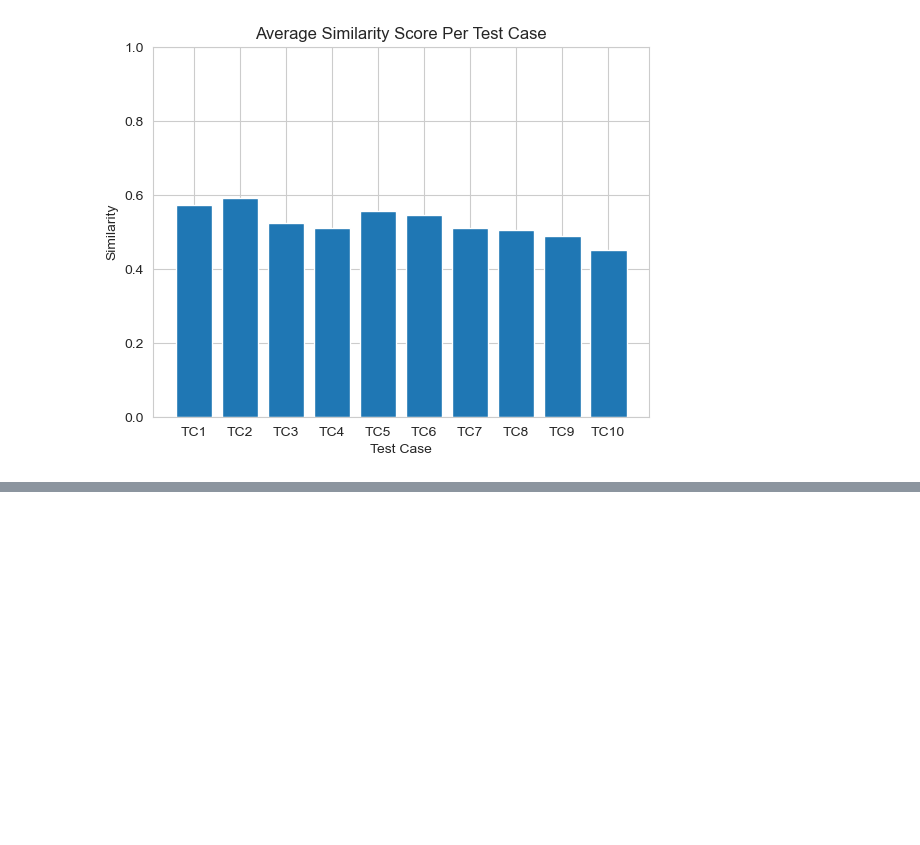
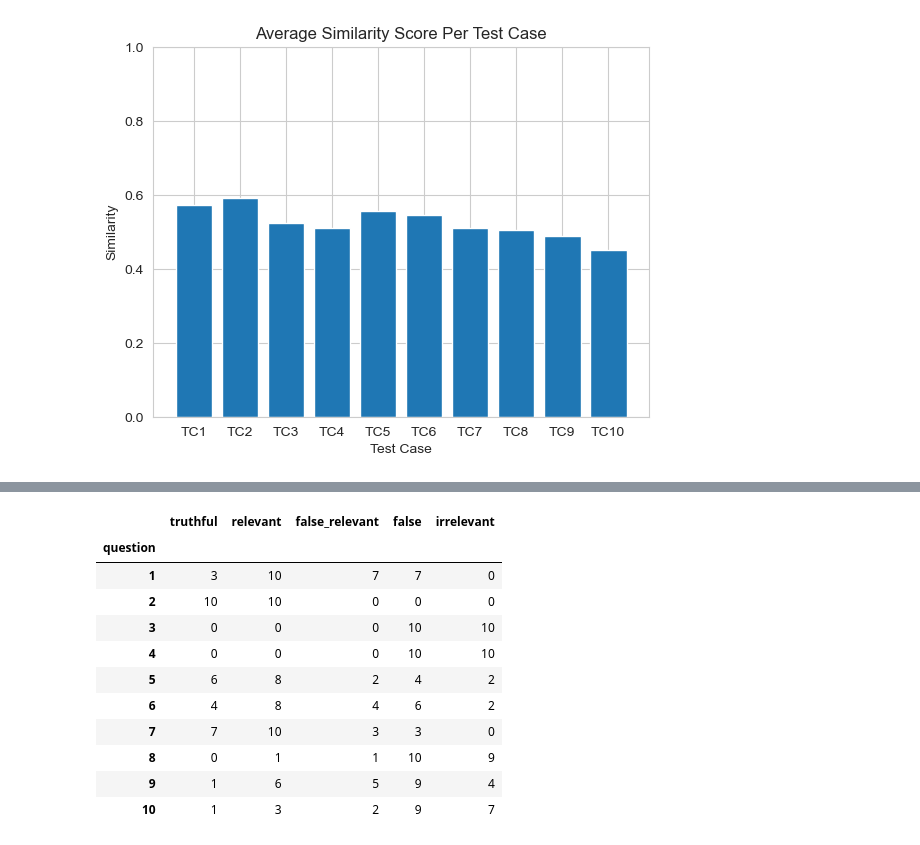
Before and after one commit to oluwatobi47/hiring_llm_dss_engine, a Jupyter notebook: resources/notebooks/evaluation.ipynb, the cells around one changed output, grey strips where cells are left out. Saved outputs shown, nothing was run; the diff lists cells and outputs as text; code cells hidden in the pictures; blank space fills up the shorter version.

```diff
--- a/resources/notebooks/evaluation.ipynb
+++ b/resources/notebooks/evaluation.ipynb
@@ -196,0 +253,46 @@ df_semantic_similarity.to_csv("/Users/tobialao/Desktop/Software_Projects/msc_pro
+# %%
+# Extract summation to new series object to get wholistic summary from a question and test case perspective
+acceptance_q_series = (df_acceptance[column_ids] > 0).sum(axis=1)
+acceptance_tc_series = (df_acceptance[column_ids] > 0).sum()
+relevance_q_series = (df_relevance[column_ids] > 0).sum(axis=1)
+relevance_tc_series = (df_relevance[column_ids] > 0).sum()
+false_relevance_q_series = (df_relevant_and_false[column_ids] > 0).sum(axis=1)
+false_relevance_tc_series = (df_relevant_and_false[column_ids] > 0).sum()
+
+df_summ_pq = pd.DataFrame({
+    'question': question_ids,
+    'truthful': np.array(acceptance_q_series),
+    'relevant': np.array(relevance_q_series),
+    'false_relevant': np.array(false_relevance_q_series),
+})
+
+df_summ_ptc = pd.DataFrame({
+    'test_case_code': column_ids,
+    'truthful': np.array(acceptance_tc_series),
+    'relevant': np.array(relevance_tc_series),
+    'false_relevant': np.array(false_relevance_tc_series),
+})
+# %%
+df_summ_pq = df_summ_pq.set_index('question')
+df_summ_ptc = df_summ_ptc.set_index('test_case_code')
+# %%
+# Calculate total number of completely irrelevant responses
+df_summ_pq['false'] = df_summ_pq.apply(lambda row: 10 - (row['truthful']), axis=1)
+df_summ_ptc['false'] = df_summ_ptc.apply(lambda row: 10 - (row['truthful']), axis=1)
+df_summ_pq['irrelevant'] = df_summ_pq.apply(lambda row: 10 - (row['relevant']), axis=1)
+df_summ_ptc['irrelevant'] = df_summ_ptc.apply(lambda row: 10 - (row['relevant']), axis=1)
+# %%
+df_summ_pq
+# %% [output]
+|  | truthful | relevant | false_relevant | false | irrelevant |
+| question |  |  |  |  |  |
+| 1 | 3 | 10 | 7 | 7 | 0 |
+| 2 | 10 | 10 | 0 | 0 | 0 |
+| 3 | 0 | 0 | 0 | 10 | 10 |
+| 4 | 0 | 0 | 0 | 10 | 10 |
+| 5 | 6 | 8 | 2 | 4 | 2 |
+| 6 | 4 | 8 | 4 | 6 | 2 |
+| 7 | 7 | 10 | 3 | 3 | 0 |
+| 8 | 0 | 1 | 1 | 10 | 9 |
+| 9 | 1 | 6 | 5 | 9 | 4 |
+| 10 | 1 | 3 | 2 | 9 | 7 |
```
Also changed, not shown: parts of 10 cells of this notebook, 6 other files.
